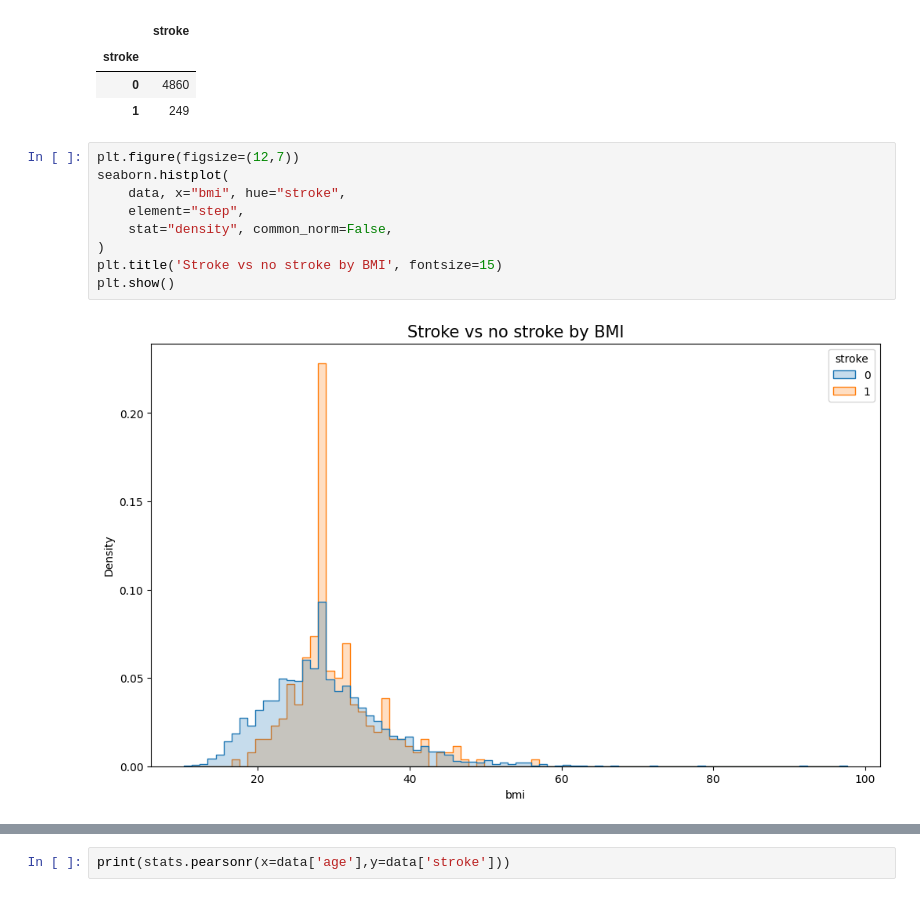
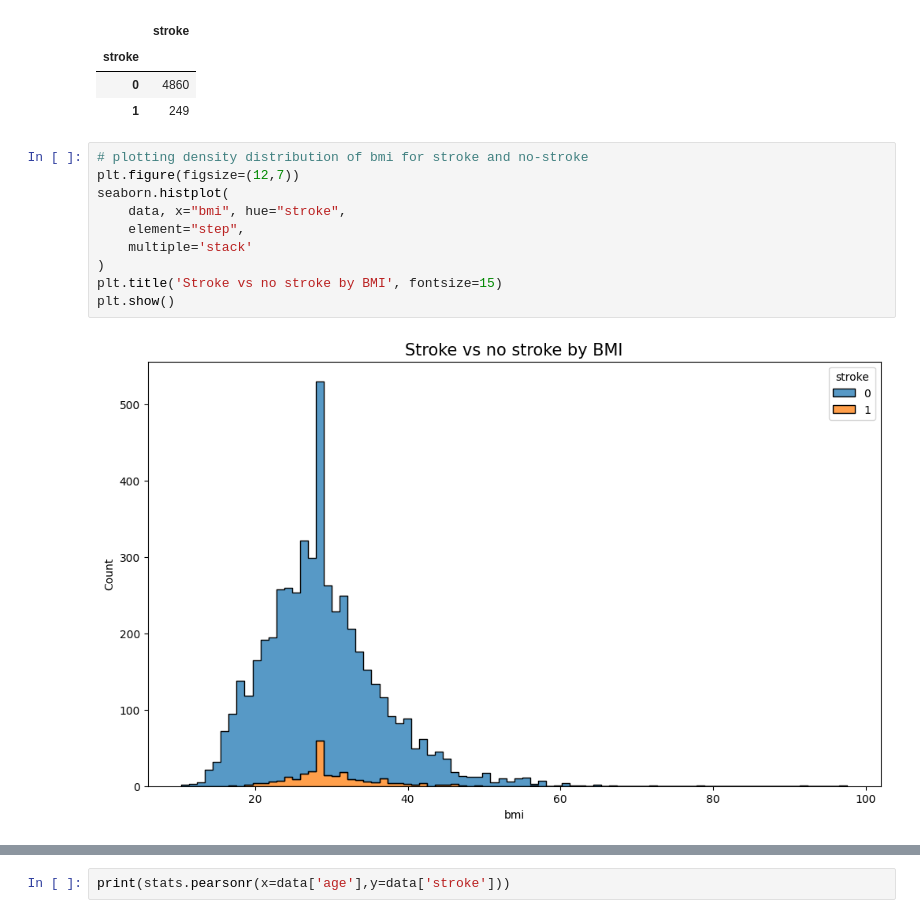
Before and after one commit to PeterHHartmann/aai-mandatory-1, a Jupyter notebook: project.ipynb, the cells around one changed output, grey strips where cells are left out. Cells and saved outputs as stored; diff of their text form.

```diff
--- a/project.ipynb
+++ b/project.ipynb
@@ -89,13 +89,14 @@ stroke_count_df
 | 0 | 4860 |
 | 1 | 249 |
 # %%
+# plotting density distribution of bmi for stroke and no-stroke
 plt.figure(figsize=(12,7))
 seaborn.histplot(
     data, x="bmi", hue="stroke",
     element="step",
-    stat="density", common_norm=False,
+    multiple='stack'
 )
 plt.title('Stroke vs no stroke by BMI', fontsize=15)
 plt.show()
 # %% [output]
-[figure, old version]
+[figure, new version]
```
Also changed, not shown: parts of 176 cells of this notebook.
